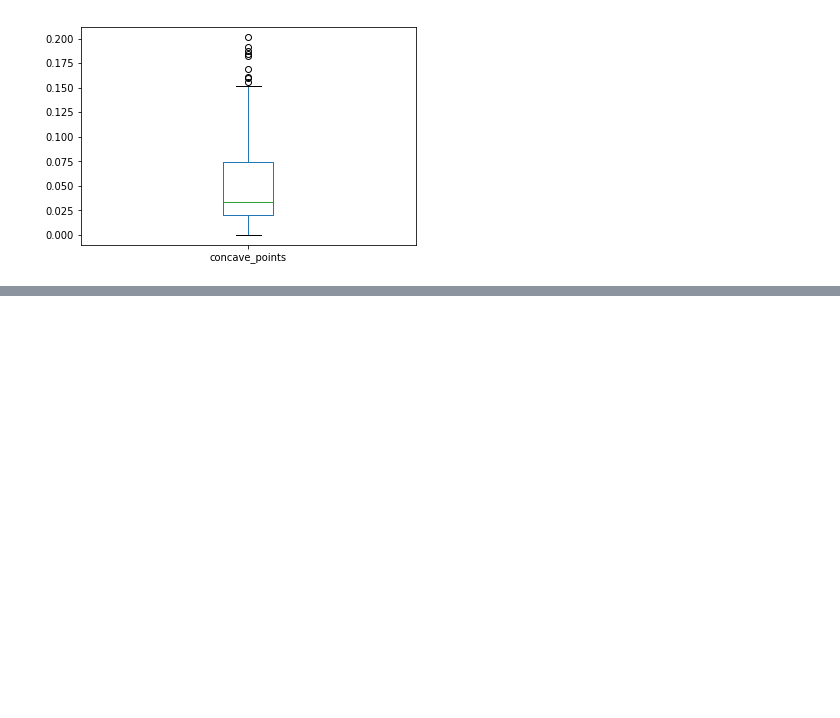
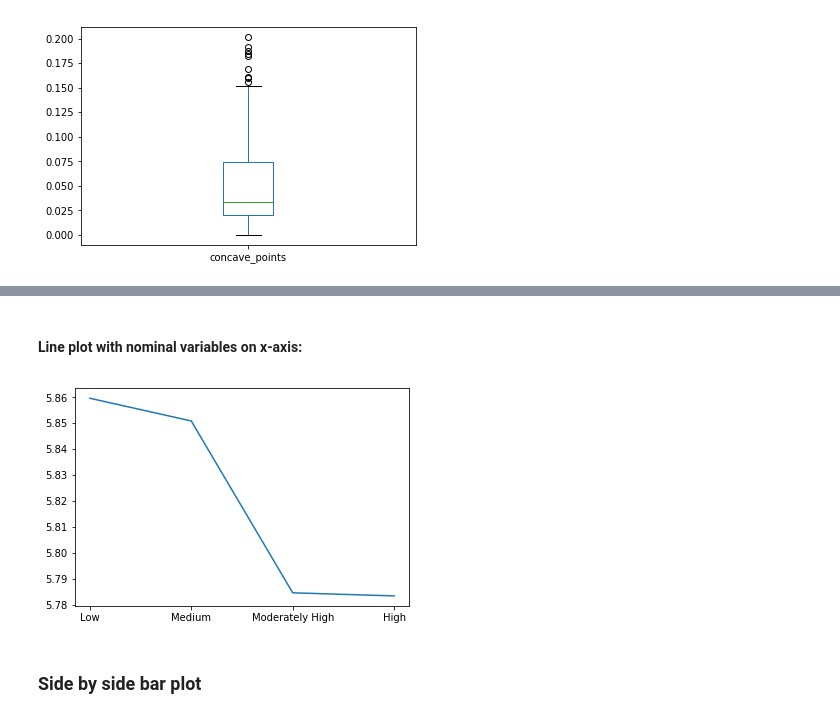
Before and after one commit to AnaMakarevich/DAND, a Jupyter notebook: DANDToolsCheatsheet.ipynb, the cells around one changed output, grey strips where cells are left out. Drawn from its saved outputs; the diff is of its cells as text; code cells hidden in the pictures; blank space fills up the shorter version.

```diff
--- a/DANDToolsCheatsheet.ipynb
+++ b/DANDToolsCheatsheet.ipynb
@@ -215,0 +292,3 @@ df['concave_points'].plot(kind='box');
+# %%
+wine_df = pd.read_csv('winequality_edited.csv')
+wine_df.pH.describe()
@@ -215,0 +305,5 @@ df['concave_points'].plot(kind='box');
+# %%
+bin_edges = [2.72 , 3.11, 3.21, 3.32, 4.01 ]
+bin_names = [ 'High', 'Moderately High', 'Medium', 'Low' ]
+wine_df['acidity_levels'] = pd.cut(wine_df['pH'], bin_edges, labels=bin_names)
+wine_df[['pH','acidity_levels']].head(6)
@@ -215,0 +359,15 @@ df['concave_points'].plot(kind='box');
+# %% [markdown]
+#### Line plot with nominal variables on x-axis:
+# %%
+means = wine_df[['acidity_levels','quality']].groupby('acidity_levels').mean()
+locations = [1,2,3,4]
+heights = list(map(float,[means.loc['Low',:], means.loc['Medium',:], means.loc['Moderately High',:], means.loc['High',:]]))
+labels = ['Low', 'Medium', 'Moderately High', 'High']
+fig, ax = plt.subplots(1,1)
+ax.plot(locations, heights);
+ax.set_xticks(locations);
+ax.set_xticklabels(labels);
+# %% [output]
+[figure, added]
+# %% [markdown]
+### Side by side bar plot
```
Also changed, not shown: parts of 43 cells of this notebook, 1 other file.
